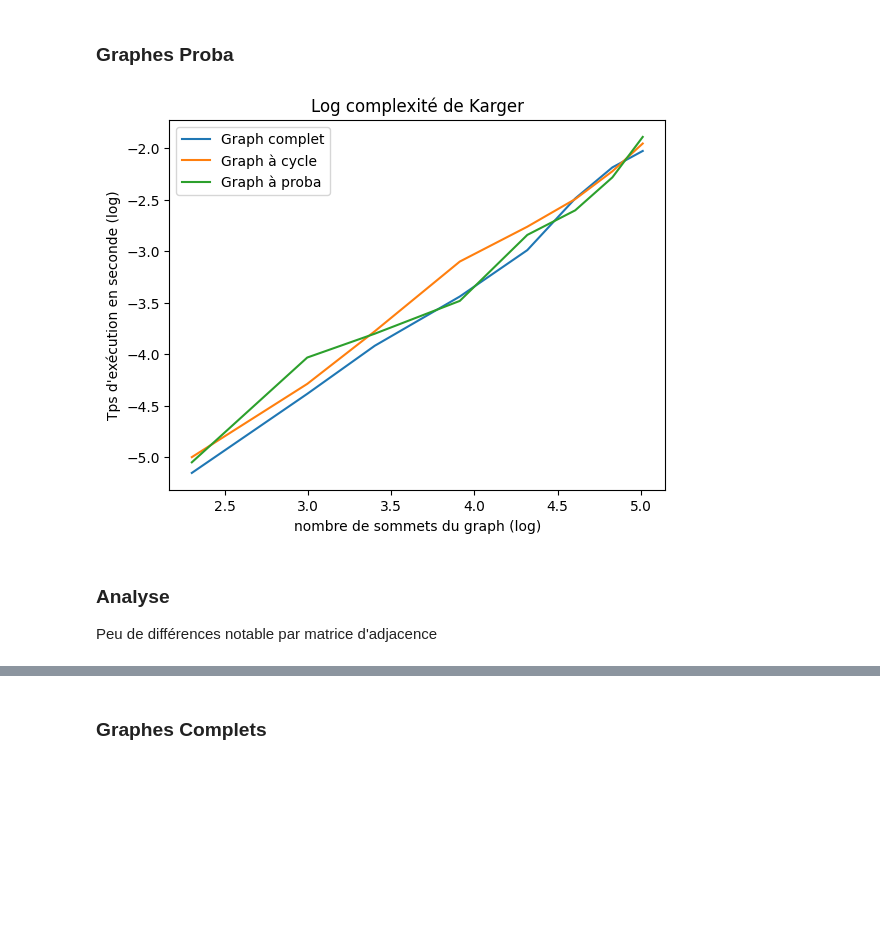
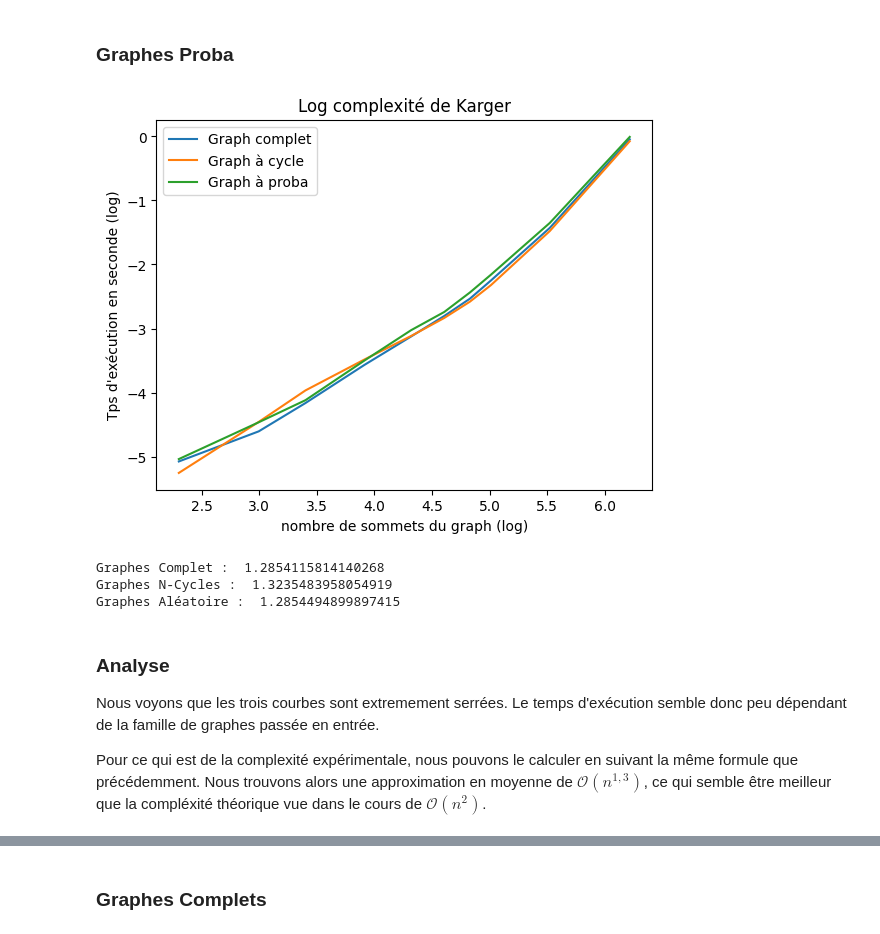
Before and after one commit to RoxaneC/M1-COMPLEX-Projet, a Jupyter notebook: Projet_COMPLEX.ipynb, the cells around one changed output, grey strips where cells are left out. Drawn from its saved outputs; the diff is of its cells as text; code cells hidden in the pictures; blank space fills up the shorter version.

```diff
--- a/Projet_COMPLEX.ipynb
+++ b/Projet_COMPLEX.ipynb
@@ -245,7 +266,7 @@ print(karger(G1))
 ### Graphes Complets
 # %%
 tps_complet_karger = []
-N = [10,20,30,50,75,100,125,150]
+N = [10,20,30,50,75,100,125,150,250,500]
 
 for n in N:
     tps_N = []
@@ -269,7 +290,7 @@ for n in N:
 ### Graphes à Cycles
 # %%
 tps_cycle_karger = []
-N = [10,20,30,50,75,100,125,150]
+N = [10,20,30,50,75,100,125,150,250,500]
 
 for n in N:
     tps_N = []
@@ -295,8 +316,8 @@ for n in N:
 # %% [markdown]
 ### Graphes Proba
 # %%
-tps_proba_karger = []
-N = [10,20,30,50,75,100,125,150]
+tps_alea_karger = []
+N = [10,20,30,50,75,100,125,150,250,500]
 
 for n in N:
     tps_N = []
@@ -315,22 +336,32 @@ for n in N:
         tps_N.append(fin-debut)
 
     # stockage de la moyenne des temps d'exécution pour chaque n
-    tps_proba_karger.append(np.mean(tps_N))
+    tps_alea_karger.append(np.mean(tps_N))
 # %%
 # Visualisation plus pratique
 plt.figure()
 plt.title('Log complexité de Karger')
 plt.xlabel('nombre de sommets du graph (log)')
 plt.ylabel('Tps d\'exécution en seconde (log)')
 plt.plot(np.log(N), np.log(tps_complet_karger), label='Graph complet')
 plt.plot(np.log(N), np.log(tps_cycle_karger), label='Graph à cycle')
-plt.plot(np.log(N), np.log(tps_proba_karger), label='Graph à proba')
+plt.plot(np.log(N), np.log(tps_alea_karger), label='Graph à proba')
 plt.legend()
 plt.show()
 # %% [output]
-[figure, old version]
+[figure, new version]
+# %%
+print( "Graphes Complet : " ,(np.log(tps_complet_karger[-1]) - np.log(tps_complet_karger[0])) / (np.log(N[-1]) - np.log(N[0])) )
+print( "Graphes N-Cycles : " ,(np.log(tps_cycle_karger[-1]) - np.log(tps_cycle_karger[0])) / (np.log(N[-1]) - np.log(N[0])) )
+print( "Graphes Aléatoire : " ,(np.log(tps_alea_karger[-1]) - np.log(tps_alea_karger[0])) / (np.log(N[-1]) - np.log(N[0])) )
+# %% [output]
+Graphes Complet :  1.2854115814140268
+Graphes N-Cycles :  1.3235483958054919
+Graphes Aléatoire :  1.2854494899897415
 # %% [markdown]
 ### Analyse
 
-Peu de différences notable par matrice d'adjacence
+Nous voyons que les trois courbes sont extremement serrées. Le temps d'exécution semble donc peu dépendant de la famille de graphes passée en entrée.
+
+Pour ce qui est de la complexité expérimentale, nous pouvons le calculer en suivant la même formule que précédemment. Nous trouvons alors une approximation en moyenne de $\mathcal{O}(n^{1,3})$, ce qui semble être meilleur que la compléxité théorique vue dans le cours de $\mathcal{O}(n^{2})$.
 # %% [markdown]
```
Also changed, not shown: parts of 39 cells of this notebook, 1 other file.
